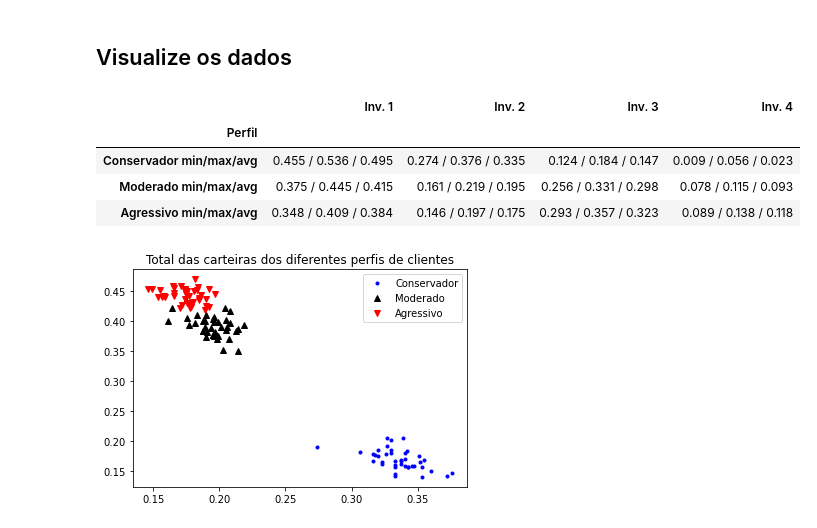
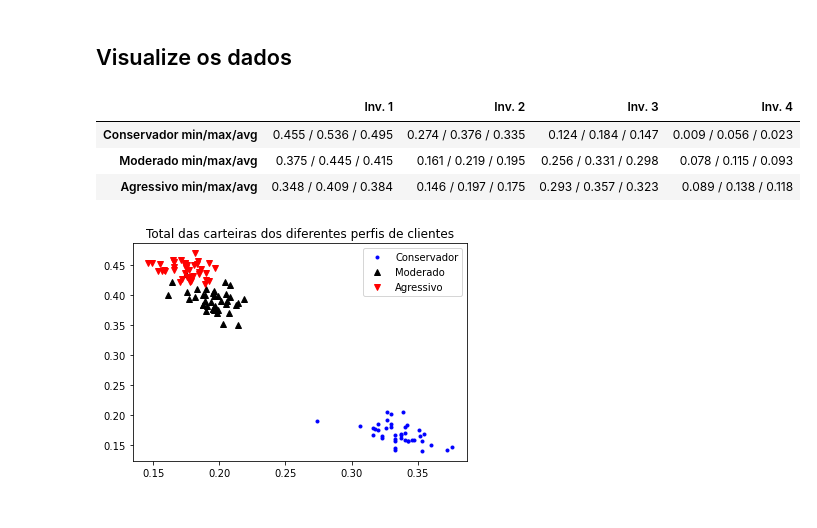
Before and after one commit to rafbgarcia/letscode_projects, a Jupyter notebook: kNN.ipynb, the cells around one changed output. Drawn from its saved outputs; the diff is of its cells as text; code cells hidden in the pictures.

```diff
--- a/kNN.ipynb
+++ b/kNN.ipynb
@@ -18,31 +18,30 @@ clients = [make_client(client) for client in data]
 # %%
 import pandas as pd
 import numpy as np
 
 def stats(wallet):
     mins = map(str, np.amin(np.array(wallet), axis=0))
     maxs = map(str, np.amax(np.array(wallet), axis=0))
     avg = map(lambda n: str(round(n, 3)), np.average(wallet, axis=0))
 
     return [' / '.join(item) for item in list(zip(mins, maxs, avg))]
 
 
 conservador = [client.wallet_perc for client in clients if client.profile == "Conservador"]
 moderado = [client.wallet_perc for client in clients if client.profile == "Moderado"]
 agressivo = [client.wallet_perc for client in clients if client.profile == "Agressivo"]
 data = [
     ["Conservador min/max/avg"] + stats(conservador),
     ["Moderado min/max/avg"] + stats(moderado),
     ["Agressivo min/max/avg"] + stats(agressivo),
 ]
 
 
-df = pd.DataFrame(data, columns=["Perfil", "Inv. 1", "Inv. 2", "Inv. 3", "Inv. 4"])
-df.set_index("Perfil", inplace=True)
+df = pd.DataFrame(data, columns=[None, "Inv. 1", "Inv. 2", "Inv. 3", "Inv. 4"])
+df = df.set_index(None)
 df
 # %% [output]
 |  | Inv. 1 | Inv. 2 | Inv. 3 | Inv. 4 |
-| Perfil |  |  |  |  |
 | Conservador min/max/avg | 0.455 / 0.536 / 0.495 | 0.274 / 0.376 / 0.335 | 0.124 / 0.184 / 0.147 | 0.009 / 0.056 / 0.023 |
 | Moderado min/max/avg | 0.375 / 0.445 / 0.415 | 0.161 / 0.219 / 0.195 | 0.256 / 0.331 / 0.298 | 0.078 / 0.115 / 0.093 |
 | Agressivo min/max/avg | 0.348 / 0.409 / 0.384 | 0.146 / 0.197 / 0.175 | 0.293 / 0.357 / 0.323 | 0.089 / 0.138 / 0.118 |
```
Also changed, not shown: parts of 2 cells of this notebook.
